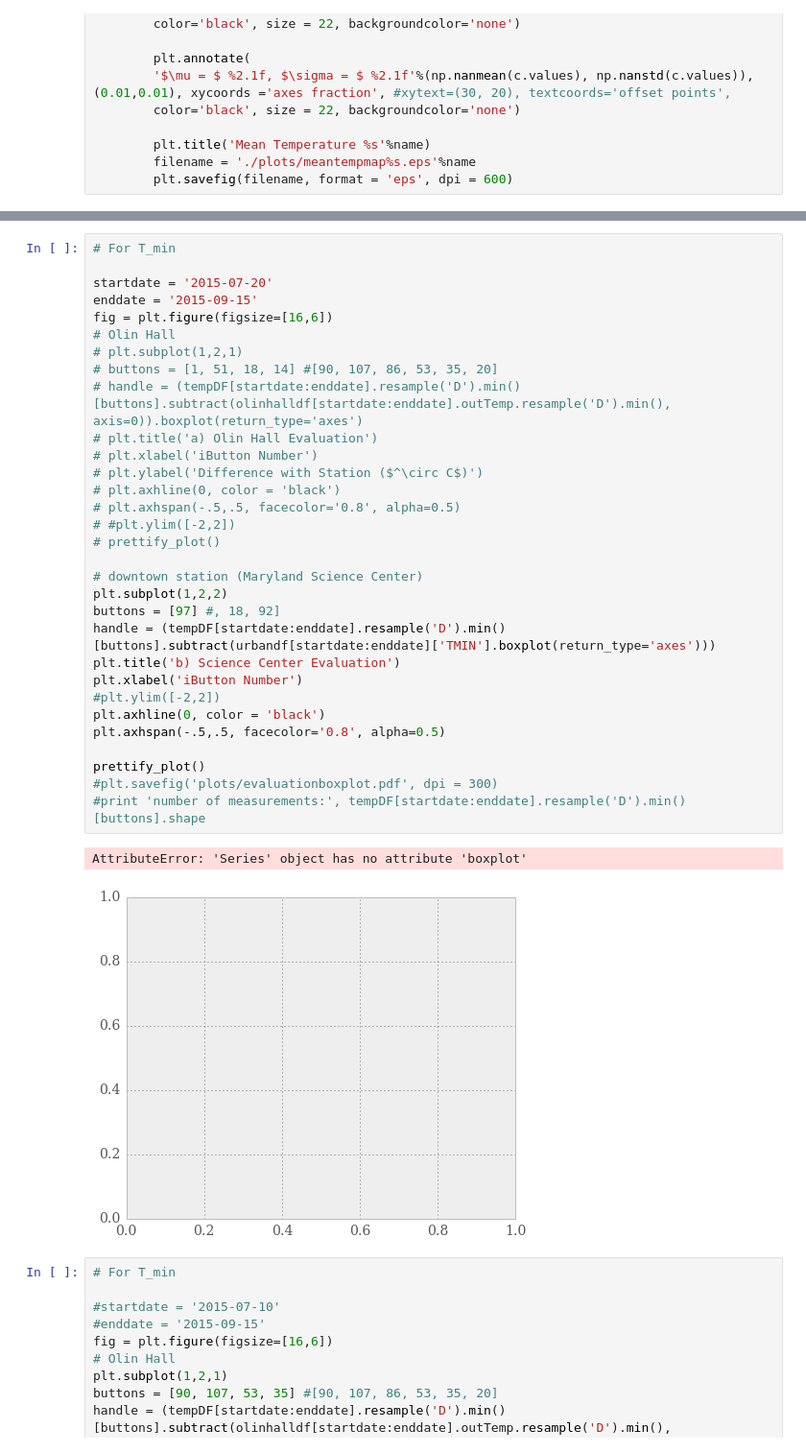
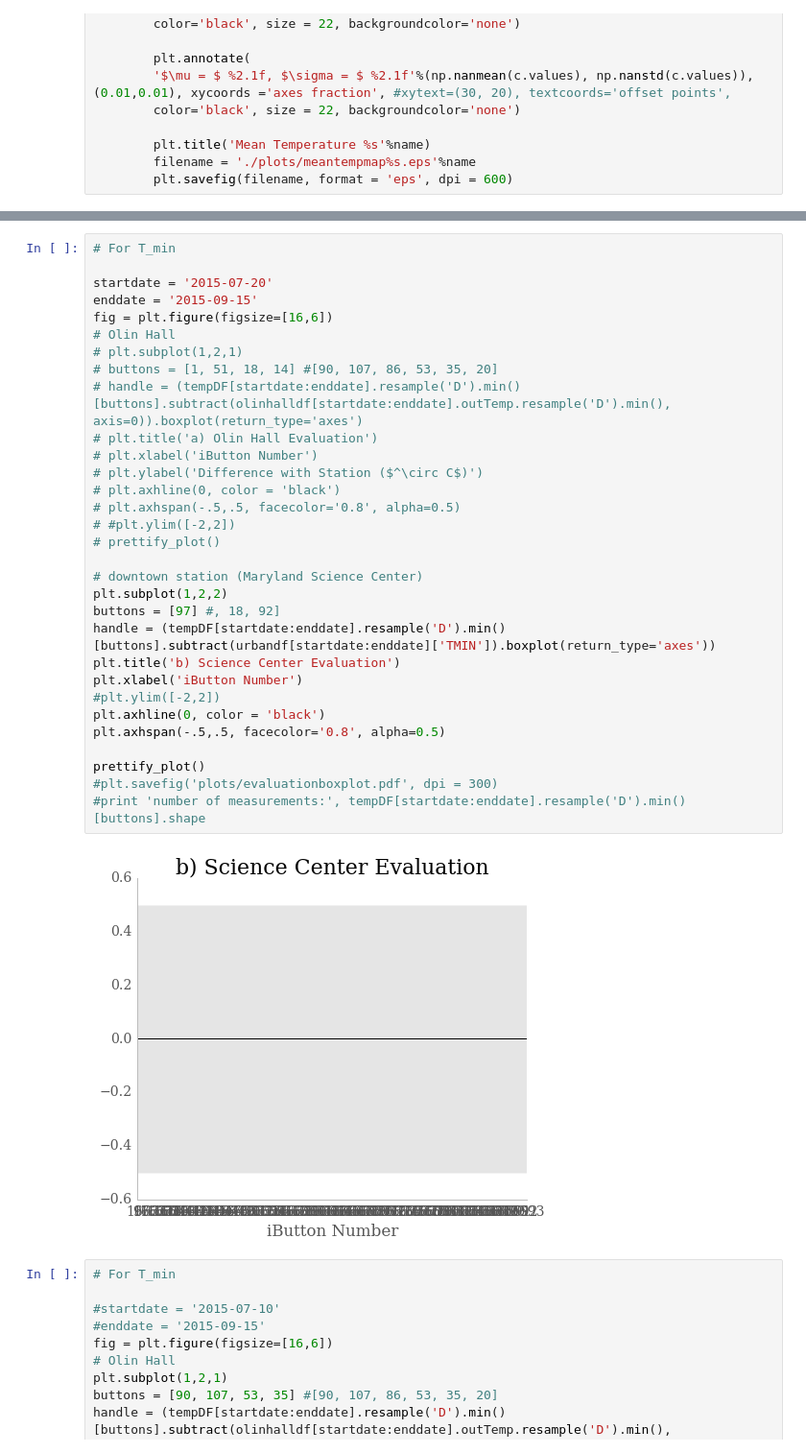
Before and after one commit to gottscott/IntraUrbanTemperatureVariabilityBaltimore, a Jupyter notebook: analysetemperature2016.ipynb, the cells around one changed output, grey strips where cells are left out. Shown at 96% size. Saved outputs shown, nothing was run; the diff lists cells and outputs as text.

```diff
--- a/analysetemperature2016.ipynb
+++ b/analysetemperature2016.ipynb
@@ -324,36 +290,35 @@ Freq: D, Name: 97, dtype: float64
 # For T_min
 
 startdate = '2015-07-20'
 enddate = '2015-09-15'
 fig = plt.figure(figsize=[16,6])
 # Olin Hall
 # plt.subplot(1,2,1)
 # buttons = [1, 51, 18, 14] #[90, 107, 86, 53, 35, 20]
 # handle = (tempDF[startdate:enddate].resample('D').min()[buttons].subtract(olinhalldf[startdate:enddate].outTemp.resample('D').min(), axis=0)).boxplot(return_type='axes')
 # plt.title('a) Olin Hall Evaluation')
 # plt.xlabel('iButton Number')
 # plt.ylabel('Difference with Station ($^\circ C$)')
 # plt.axhline(0, color = 'black')
 # plt.axhspan(-.5,.5, facecolor='0.8', alpha=0.5)
 # #plt.ylim([-2,2])
 # prettify_plot()
 
 # downtown station (Maryland Science Center)
 plt.subplot(1,2,2)
 buttons = [97] #, 18, 92]
-handle = (tempDF[startdate:enddate].resample('D').min()[buttons].subtract(urbandf[startdate:enddate]['TMIN'].boxplot(return_type='axes')))
+handle = (tempDF[startdate:enddate].resample('D').min()[buttons].subtract(urbandf[startdate:enddate]['TMIN']).boxplot(return_type='axes'))
 plt.title('b) Science Center Evaluation')
 plt.xlabel('iButton Number')
 #plt.ylim([-2,2])
 plt.axhline(0, color = 'black')
 plt.axhspan(-.5,.5, facecolor='0.8', alpha=0.5)
 
 prettify_plot()
 #plt.savefig('plots/evaluationboxplot.pdf', dpi = 300)
 #print 'number of measurements:', tempDF[startdate:enddate].resample('D').min()[buttons].shape
 # %% [output]
-AttributeError: 'Series' object has no attribute 'boxplot'
-[figure, old version]
+[figure, new version]
 # %%
 # For T_min
 
```
Also changed, not shown: parts of 21 cells of this notebook.
